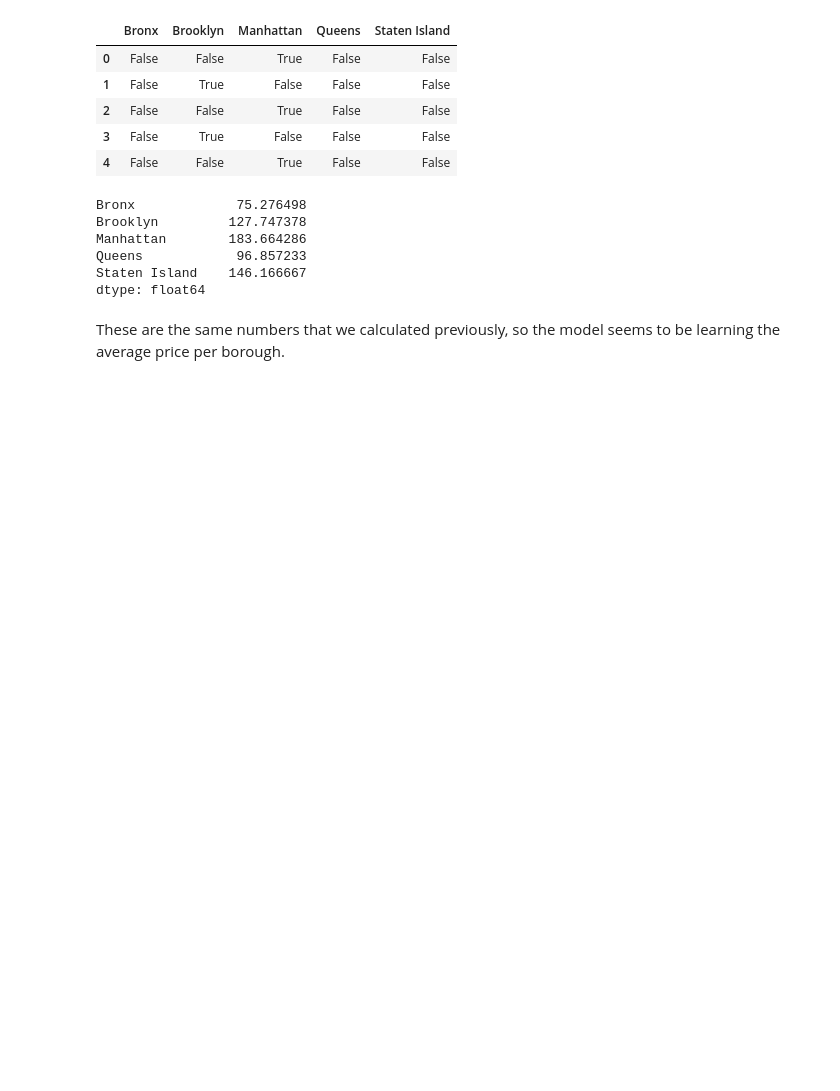
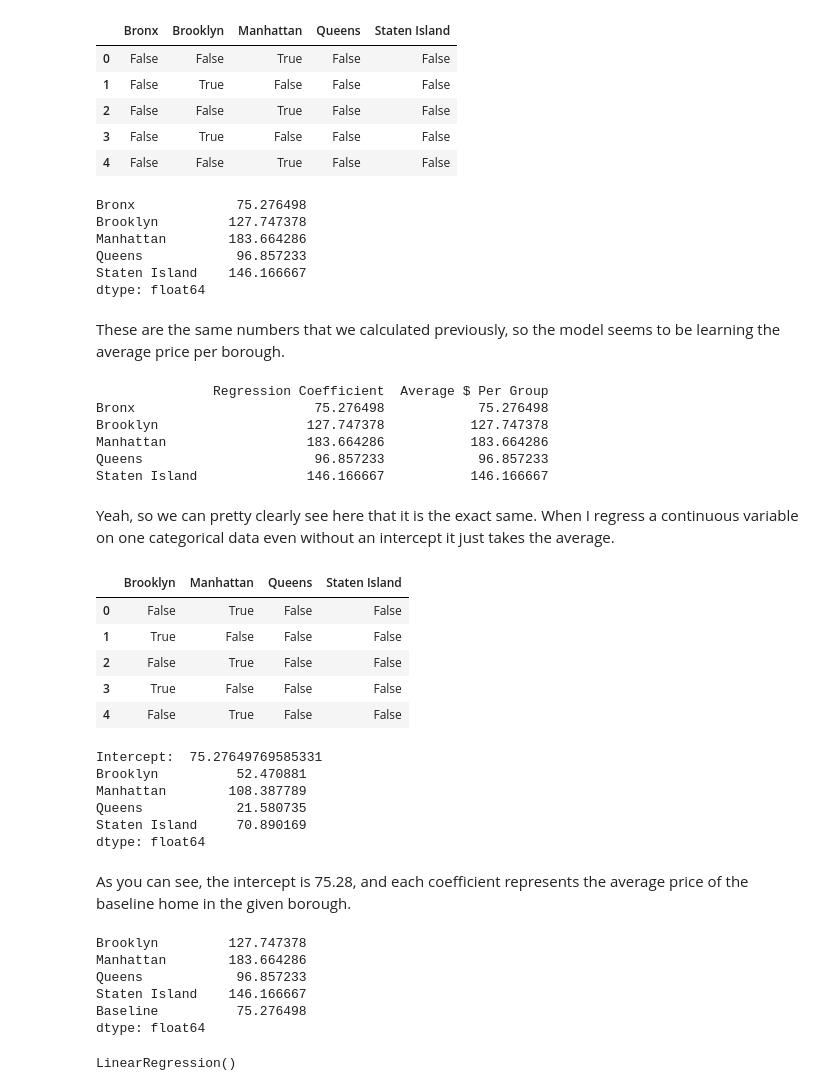
Before and after one commit to kylevogel/week_8, a Jupyter notebook: Lab4.ipynb, the cells around one changed output. Drawn from its saved outputs; the diff is of its cells as text; code cells hidden in the pictures; blank space fills up the shorter version.

```diff
--- a/Lab4.ipynb
+++ b/Lab4.ipynb
@@ -111,3 +111,63 @@ These are the same numbers that we calculated previously, so the model seems to
 # Now let's what the coefficients are in a regression of a continous variable on one categorical
 
 Compare = pd.DataFrame({"Regression Coefficient": Coefficents, "Average $ Per Group": BoroughPrice["Price"]})
+print(Compare)
+# %% [output]
+               Regression Coefficient  Average $ Per Group
+Bronx                       75.276498            75.276498
+Brooklyn                   127.747378           127.747378
+Manhattan                  183.664286           183.664286
+Queens                      96.857233            96.857233
+Staten Island              146.166667           146.166667
+# %% [markdown]
+Yeah, so we can pretty clearly see here that it is the exact same. When I regress a continuous variable on one categorical data even without an intercept it just takes the average.
+# %%
+# Now we're asked to repeat everything, except with an intercept this time
+# This time you handle t he creation of the dummies differently by including the drop
+
+DummyVar = pd.get_dummies(df["Neighbourhood"], drop_first=True)
+DummyVar.head()
+# %% [output]
+|  | Brooklyn | Manhattan | Queens | Staten Island |
+| 0 | False | True | False | False |
+| 1 | True | False | False | False |
+| 2 | False | True | False | False |
+| 3 | True | False | False | False |
+| 4 | False | True | False | False |
+# %%
+# Next, let's fit the regression with the model like we did before, this time with the intercept
+# Let's redefine X and Y to make sure they updated
+X = DummyVar
+Y = df["Price"]
+
+ModelBuild = LinearRegression()
+ModelBuild.fit(X, Y)
+
+# Now we have to pass a series argument to get the coefficients and intercepts
+Coefficents = pd.Series(ModelBuild.coef_, index = X.columns)
+Intercept = ModelBuild.intercept_
+
+print("Intercept: ", Intercept)
+print(Coefficents)
+# %% [output]
+Intercept:  75.27649769585331
+Brooklyn          52.470881
+Manhattan        108.387789
+Queens            21.580735
+Staten Island     70.890169
+dtype: float64
+# %% [markdown]
+As you can see, the intercept is 75.28, and each coefficient represents the average price of the baseline home in the given borough.
+# %%
+# We can get the coefficients in part 2 from these new coefficients by simply adding them to the intercept:
+
+TheyAreBack = Coefficents + Intercept
+TheyAreBack["Baseline"] = Intercept
+TheyAreBack
+# %% [output]
+Brooklyn         127.747378
+Manhattan        183.664286
+Queens            96.857233
+Staten Island    146.166667
+Baseline          75.276498
+dtype: float64
@@ -113,0 +179,10 @@ Compare = pd.DataFrame({"Regression Coefficient": Coefficents, "Average $ Per Gr
+# %%
+# Now we make the 80/20 like we're asked to do through train,test,split:
+from sklearn.model_selection import train_test_split
+X_train, X_test, Y_train, Y_test = train_test_split(X, Y, test_size=0.4, random_state=42)
+
+# Let's fit our model again
+ModelBuild = LinearRegression()
+ModelBuild.fit(X_train, Y_train)
+# %% [output]
+LinearRegression()
```
Also changed, not shown: parts of 2 cells of this notebook.
